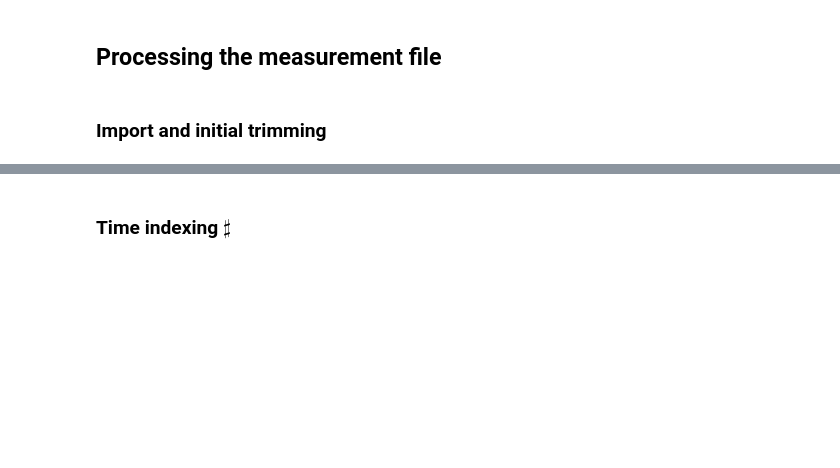
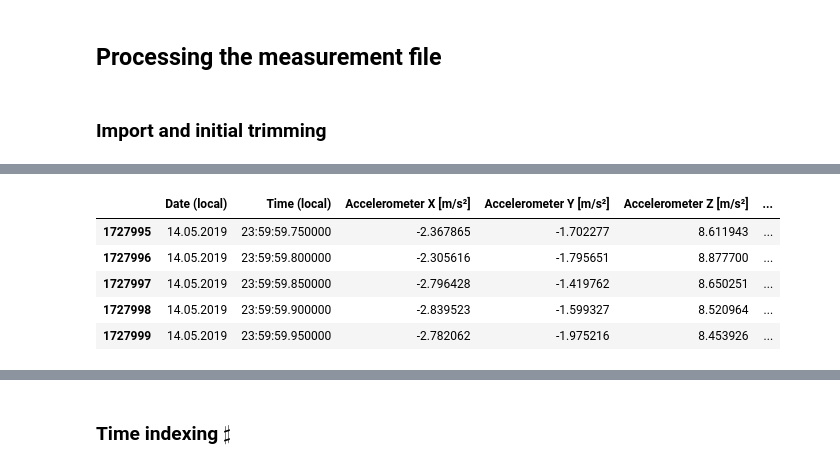
Before and after one commit to jeantetlorene/Vnet_seaturtles_semisupervised, a Jupyter notebook: notebooks/A=preprocessing_GT.ipynb, the cells around one changed output, grey strips where cells are left out. Saved outputs shown, nothing was run; the diff lists cells and outputs as text; code cells hidden in the pictures; blank space fills up the shorter version.

```diff
--- a/notebooks/A=preprocessing_GT.ipynb
+++ b/notebooks/A=preprocessing_GT.ipynb
@@ -265,5 +275,5 @@ BEHAVIORS_FILE_PATH='Behavior/Behaviors_'+DIR_NAME+'.csv'
 print("Behavior Path",BEHAVIORS_FILE_PATH)
 #MESURES_NAME=DIR_NAME+'_treated_data.csv' # possibly work on the raw data
 
-ACCELERO_FILE_PATH='Data_Accelero/'+DIR_NAME+'.csv'
+ACCELERO_FILE_PATH='Data-Accelero/'+DIR_NAME+'.csv'
 print('Accelero Path', ACCELERO_FILE_PATH)
@@ -453,2 +553,11 @@ mesures_df.head()
+# %%
+mesures_df.tail()
+# %% [output]
+|  | Date (local) | Time (local) | Accelerometer X [m/s²] | Accelerometer Y [m/s²] | Accelerometer Z [m/s²] | ... |
+| 1727995 | 14.05.2019 | 23:59:59.750000 | -2.367865 | -1.702277 | 8.611943 | ... |
+| 1727996 | 14.05.2019 | 23:59:59.800000 | -2.305616 | -1.795651 | 8.877700 | ... |
+| 1727997 | 14.05.2019 | 23:59:59.850000 | -2.796428 | -1.419762 | 8.650251 | ... |
+| 1727998 | 14.05.2019 | 23:59:59.900000 | -2.839523 | -1.599327 | 8.520964 | ... |
+| 1727999 | 14.05.2019 | 23:59:59.950000 | -2.782062 | -1.975216 | 8.453926 | ... |
 # %%
 mesures_df.columns
```
Also changed, not shown: parts of 53 cells of this notebook, 2 other files.
